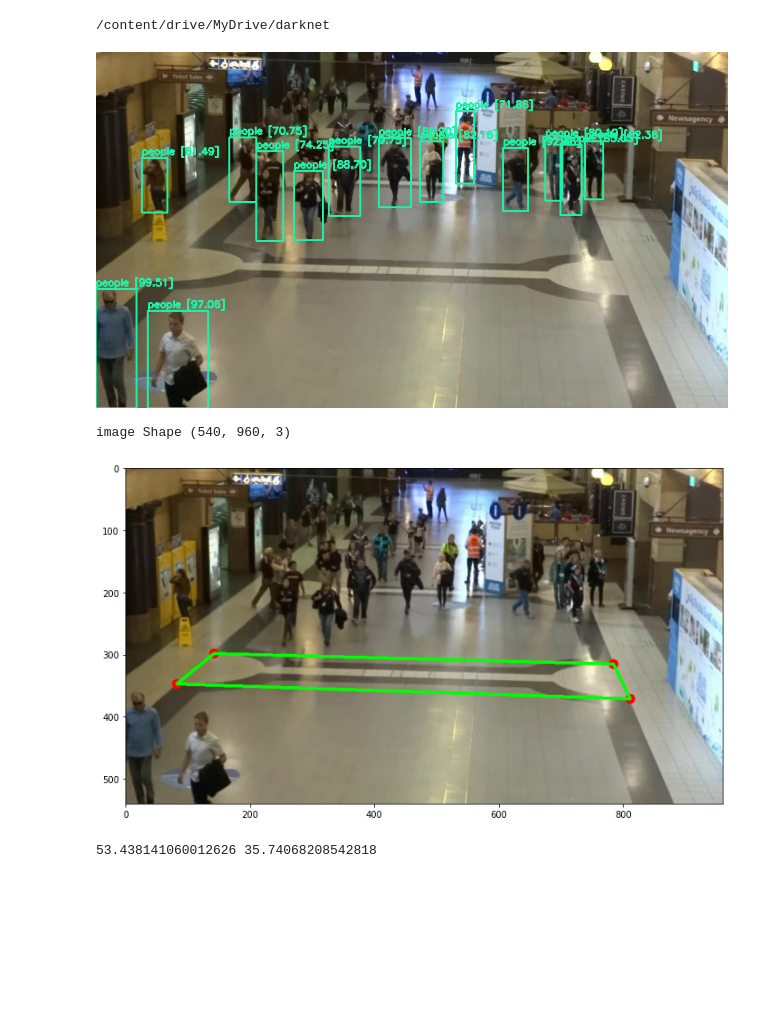
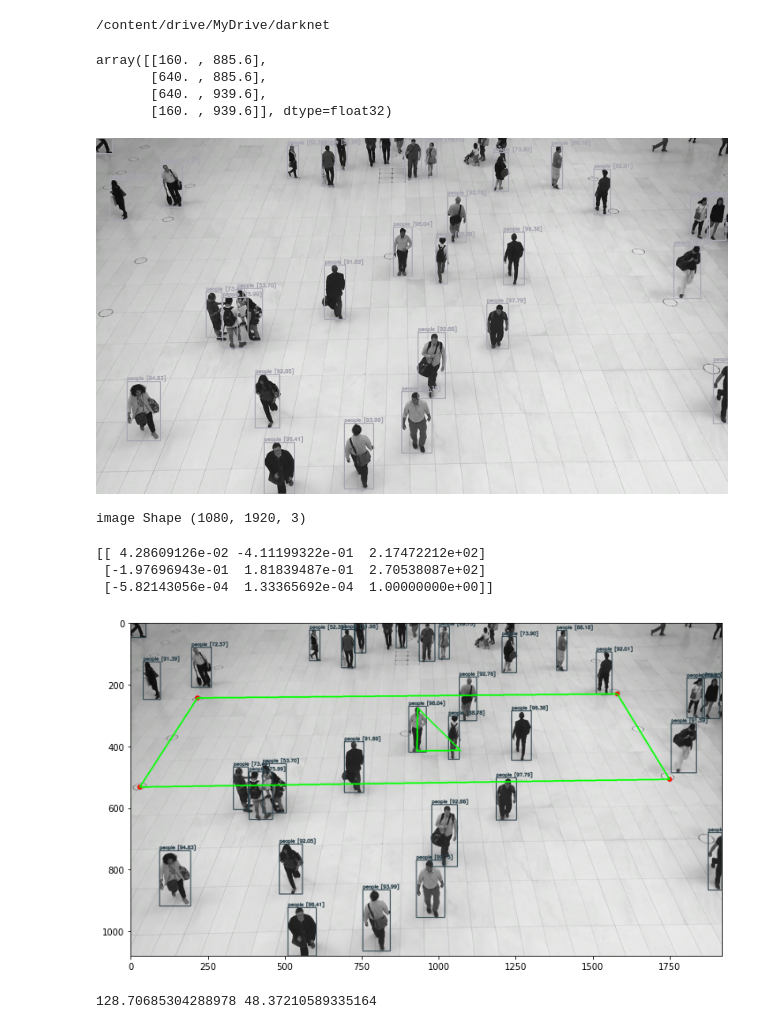
Before and after one commit to dung18520632/NhanDien_CS338.L21, a Jupyter notebook: Flask_Yolo_Function.ipynb, the cells around one changed output. Cells and saved outputs as stored; diff of their text form; code cells hidden in the pictures; blank space fills up the shorter version.

```diff
--- a/Flask_Yolo_Function.ipynb
+++ b/Flask_Yolo_Function.ipynb
@@ -64,12 +86,19 @@ def Detection(detections,image):
+# %%
+dst
+# %% [output]
+array([[160. , 885.6],
+       [640. , 885.6],
+       [640. , 939.6],
+       [160. , 939.6]], dtype=float32)
 # %%
-image = cv2.imread("/content/MOT20_02_raw_frame_100.jpg")
+image = cv2.imread("/content/People.jpg")
 detections, width_ratio, height_ratio = darknet_helper(image, width, height)
 boxes = [bbox for _,_,bbox in detections]
 Detection(detections,image)
 # %% [output]
-[figure, old version]
+[figure, new version]
 # %%
-original_image_BGR = cv2.imread('/content/MOT20_02_raw_frame_100.jpg')
+original_image_BGR = cv2.imread('/content/1.jpg')
 original_image_RGB = cv2.cvtColor(original_image_BGR, cv2.COLOR_BGR2RGB)
 image_width = original_image_RGB.shape[1]
 image_height = original_image_RGB.shape[0]
@@ -79,4 +108,4 @@ original_image_RGB_copy = original_image_RGB.copy()
 
 print('image Shape', original_image_RGB.shape)
 # %% [output]
-image Shape (540, 960, 3)
+image Shape (1080, 1920, 3)
@@ -83,28 +125,40 @@ image Shape (540, 960, 3)
 # %%
-src = np.float32([[142., 298.],
-                           [784., 315.],
-                           [811., 371.],
-                           [ 82., 347.]])
-dst=np.float32([(0.2,0.82), (0.80, 0.82), (0.80,0.87), (0.2,0.87)])
-dst_size=(800,1080)
-def H_matrix(src,dst,dst_size):
-  dst = dst * np.float32(dst_size)
-  H_matrix = cv2.getPerspectiveTransform(src, dst)
-  return H_matrix
-H_matrix=H_matrix(src,dst,dst_size)
+src = np.float32([[217.,243.],
+                           [1580., 230.],
+                           [1750., 507.],
+                           [ 30., 532.]])
+# dst_size=(250,350)
+# width_d,height_d=250,350
+dst=np.float32([(0,0), (maxWidth-1, 0), (maxWidth-1,maxHeight-1), (0,maxHeight-1)])
+#dst=np.float32([(0.2,0.82), (0.80, 0.82), (0.80,0.87), (0.2,0.87)])
+dst_size=(maxWidth,maxHeight)
+# def H_matrix(src,dst,dst_size):
+#    dst = dst * np.float32(dst_size)
+#    H_matrix = cv2.getPerspectiveTransform(src, dst)
+#    return H_matrix
+def H_matrix(src,dst):
+   H_matrix = cv2.getPerspectiveTransform(src, dst)
+   return H_matrix
+H_matrix=H_matrix(src,dst)
+print(H_matrix)
+# %% [output]
+[[ 4.28609126e-02 -4.11199322e-01  2.17472212e+02]
+ [-1.97696943e-01  1.81839487e-01  2.70538087e+02]
+ [-5.82143056e-04  1.33365692e-04  1.00000000e+00]]
-# %%
-Draw_Point4(original_image_RGB_copy,src)
-# %% [output]
-[figure, removed]
+# %%
+from Function import *
+Draw_Point4(original_image_RGB_copy,src)
+# %% [output]
+[figure, added]
 # %%
 #3 Point để tính distance pixel image so với thực tế
-pts= np.float32([[[252., 314.],
-                  [323., 316.],
-                  [238., 347.]]])
+pts= np.float32([[[930., 415.],
+                  [932., 276.],
+                  [1071., 413.]]])
 distance_w,distance_h=distance_pixel(pts,H_matrix)
 print(distance_w,distance_h)
 # %% [output]
-53.438141060012626 35.74068208542818
+128.70685304288978 48.37210589335164
 # %%
 #Visualize
 Draw_Point3(original_image_RGB_copy,pts)
```
Also changed, not shown: parts of 12 cells of this notebook.
